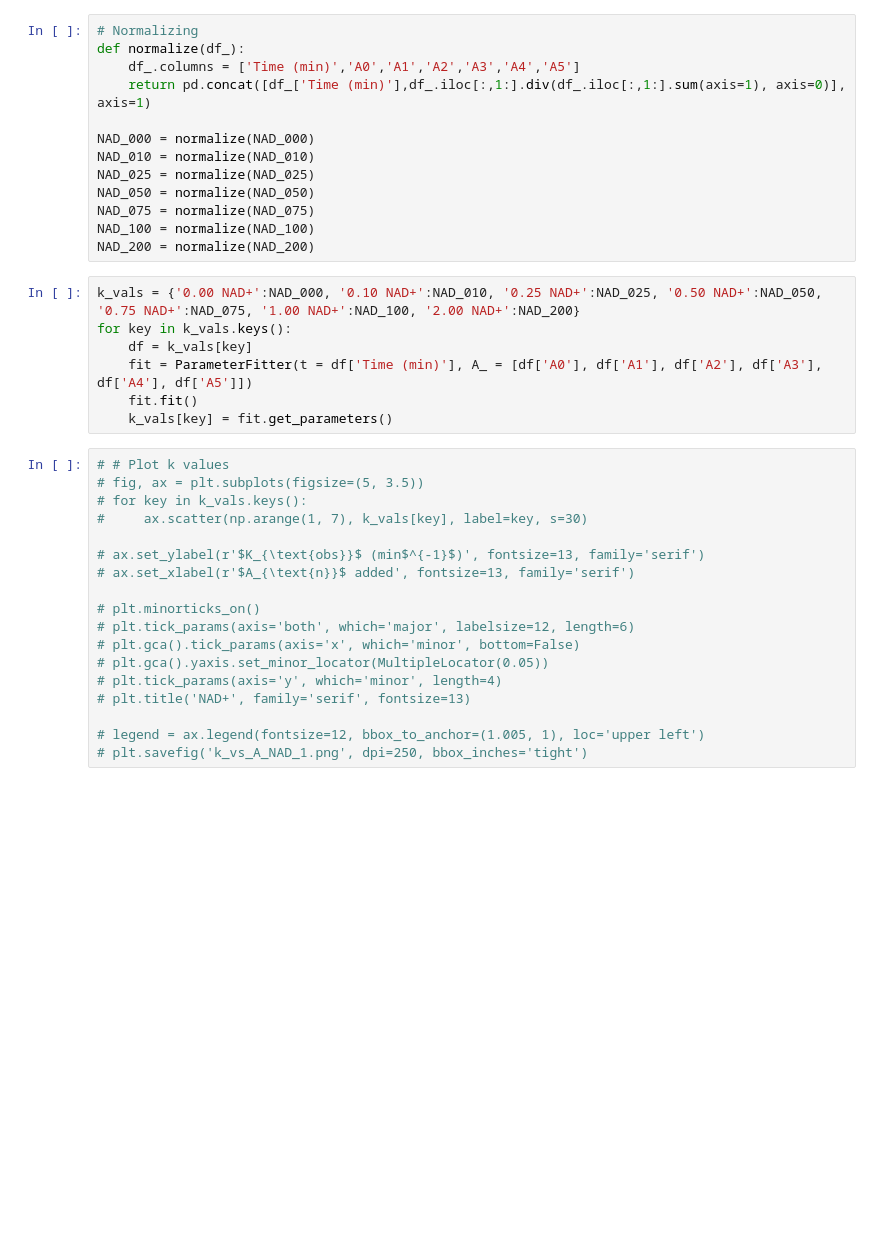
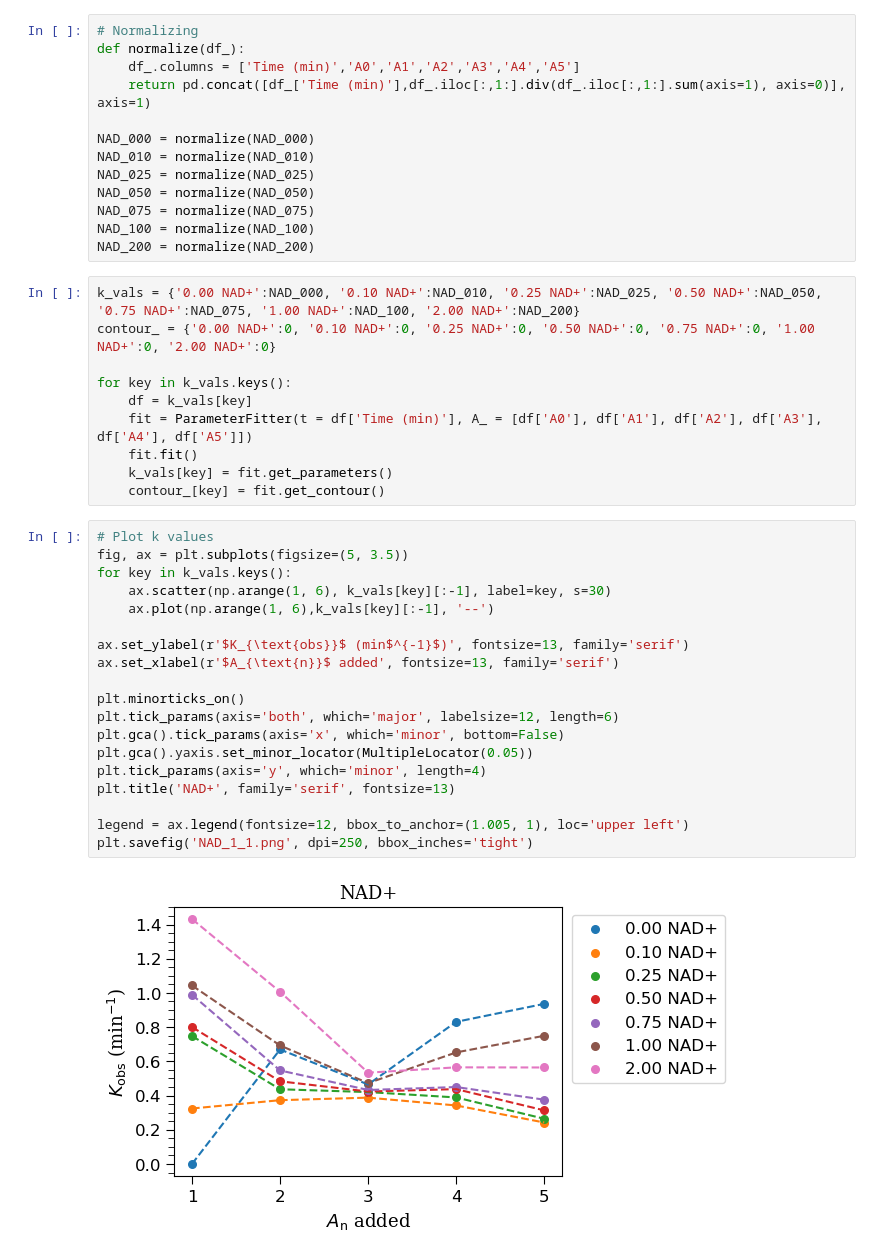
Before and after one commit to PDNALab/kinetic_fit, a Jupyter notebook: NAD_dependence/solve_NAD.ipynb, the cells around one changed output. Saved outputs shown, nothing was run; the diff lists cells and outputs as text; blank space fills up the shorter version.

```diff
--- a/NAD_dependence/solve_NAD.ipynb
+++ b/NAD_dependence/solve_NAD.ipynb
@@ -35,27 +35,33 @@ NAD_100 = normalize(NAD_100)
 NAD_200 = normalize(NAD_200)
 # %%
 k_vals = {'0.00 NAD+':NAD_000, '0.10 NAD+':NAD_010, '0.25 NAD+':NAD_025, '0.50 NAD+':NAD_050, '0.75 NAD+':NAD_075, '1.00 NAD+':NAD_100, '2.00 NAD+':NAD_200}
+contour_ = {'0.00 NAD+':0, '0.10 NAD+':0, '0.25 NAD+':0, '0.50 NAD+':0, '0.75 NAD+':0, '1.00 NAD+':0, '2.00 NAD+':0}
+
 for key in k_vals.keys():
     df = k_vals[key]
     fit = ParameterFitter(t = df['Time (min)'], A_ = [df['A0'], df['A1'], df['A2'], df['A3'], df['A4'], df['A5']])
     fit.fit()
     k_vals[key] = fit.get_parameters()
+    contour_[key] = fit.get_contour()
 # %%
-# # Plot k values
-# fig, ax = plt.subplots(figsize=(5, 3.5))
-# for key in k_vals.keys():
-#     ax.scatter(np.arange(1, 7), k_vals[key], label=key, s=30)
+# Plot k values
+fig, ax = plt.subplots(figsize=(5, 3.5))
+for key in k_vals.keys():
+    ax.scatter(np.arange(1, 6), k_vals[key][:-1], label=key, s=30)
+    ax.plot(np.arange(1, 6),k_vals[key][:-1], '--')
 
-# ax.set_ylabel(r'$K_{\text{obs}}$ (min$^{-1}$)', fontsize=13, family='serif')
-# ax.set_xlabel(r'$A_{\text{n}}$ added', fontsize=13, family='serif')
+ax.set_ylabel(r'$K_{\text{obs}}$ (min$^{-1}$)', fontsize=13, family='serif')
+ax.set_xlabel(r'$A_{\text{n}}$ added', fontsize=13, family='serif')
 
-# plt.minorticks_on()
-# plt.tick_params(axis='both', which='major', labelsize=12, length=6)
-# plt.gca().tick_params(axis='x', which='minor', bottom=False)
-# plt.gca().yaxis.set_minor_locator(MultipleLocator(0.05))
-# plt.tick_params(axis='y', which='minor', length=4)
-# plt.title('NAD+', family='serif', fontsize=13)
+plt.minorticks_on()
+plt.tick_params(axis='both', which='major', labelsize=12, length=6)
+plt.gca().tick_params(axis='x', which='minor', bottom=False)
+plt.gca().yaxis.set_minor_locator(MultipleLocator(0.05))
+plt.tick_params(axis='y', which='minor', length=4)
+plt.title('NAD+', family='serif', fontsize=13)
 
-# legend = ax.legend(fontsize=12, bbox_to_anchor=(1.005, 1), loc='upper left')
-# plt.savefig('k_vs_A_NAD_1.png', dpi=250, bbox_inches='tight')
+legend = ax.legend(fontsize=12, bbox_to_anchor=(1.005, 1), loc='upper left')
+plt.savefig('NAD_1_1.png', dpi=250, bbox_inches='tight')
+# %% [output]
+[figure, added]
 # %%
```
Also changed, not shown: parts of 4 cells of this notebook.
